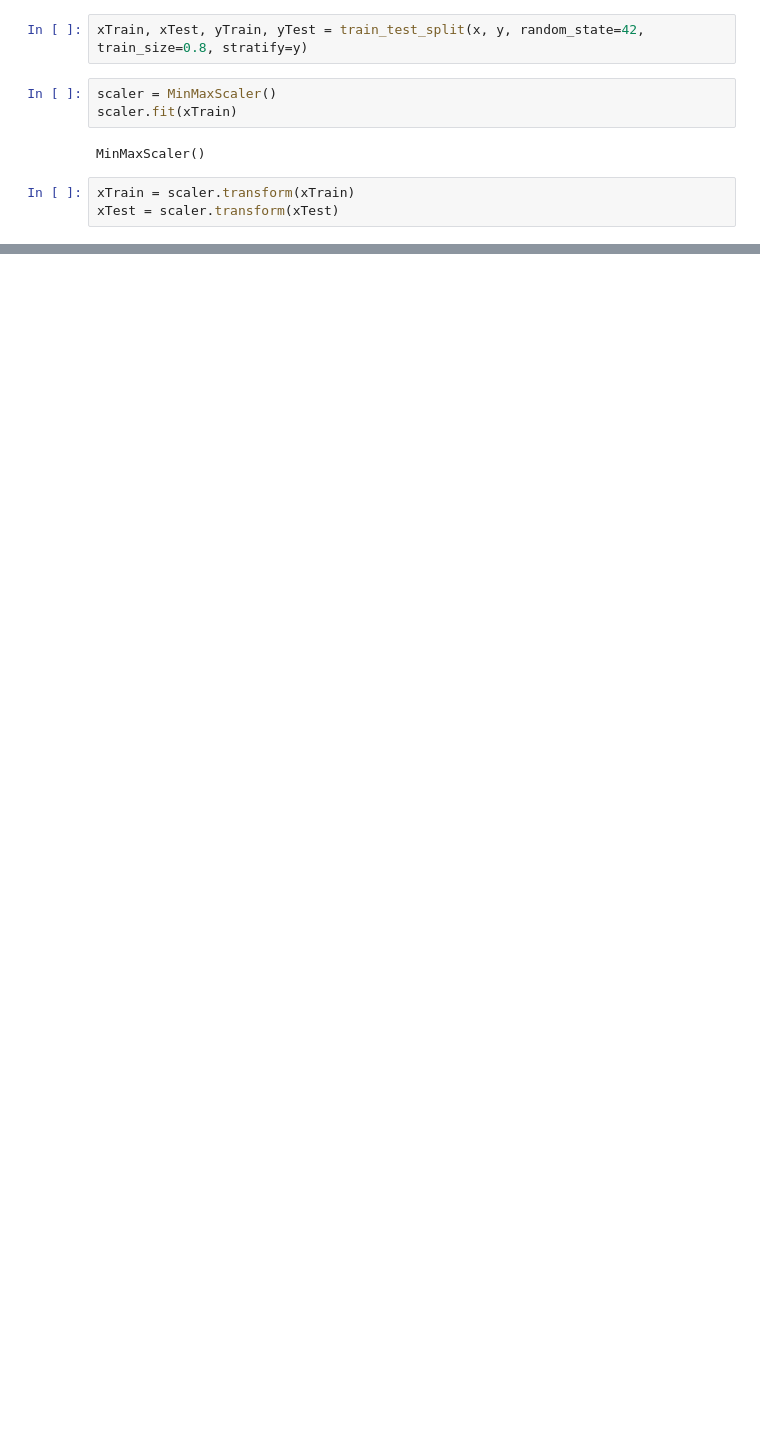
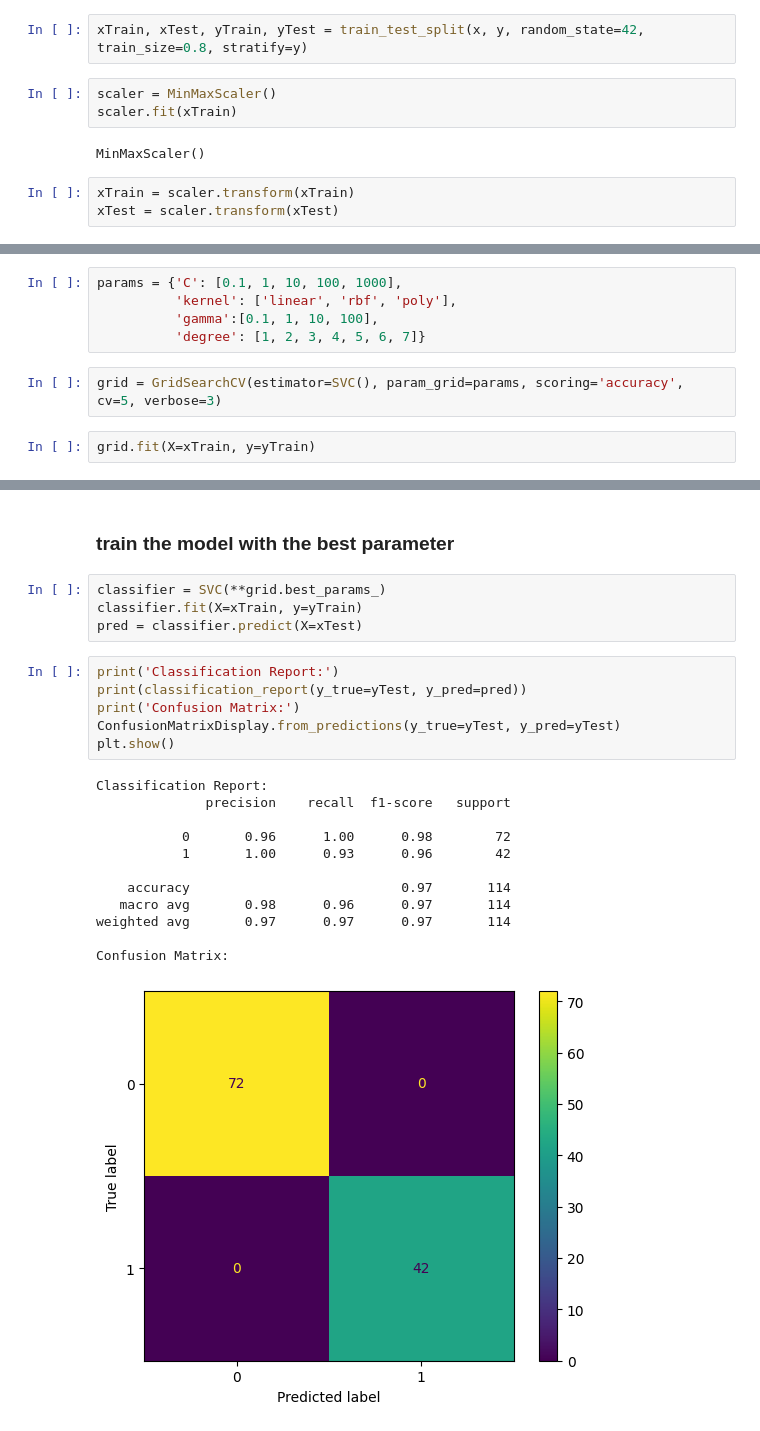
Before and after one commit to yandiher/breast_cancer_detection, a Jupyter notebook: breast_cancer_detection.ipynb, the cells around one changed output, grey strips where cells are left out. Drawn from its saved outputs; the diff is of its cells as text; blank space fills up the shorter version.

Commit message:
finalize the model

```diff
--- a/breast_cancer_detection.ipynb
+++ b/breast_cancer_detection.ipynb
@@ -153,0 +209,9 @@ array([[0.20961711, 0.03753805, 0.20420151, ..., 0.30783505, 0.28602405,
+# %%
+params = {'C': [0.1, 1, 10, 100, 1000],
+          'kernel': ['linear', 'rbf', 'poly'],
+          'gamma':[0.1, 1, 10, 100],
+          'degree': [1, 2, 3, 4, 5, 6, 7]}
+# %%
+grid = GridSearchCV(estimator=SVC(), param_grid=params, scoring='accuracy', cv=5, verbose=3)
+# %%
+grid.fit(X=xTrain, y=yTrain)
@@ -153,0 +248,25 @@ array([[0.20961711, 0.03753805, 0.20420151, ..., 0.30783505, 0.28602405,
+# %% [markdown]
+### train the model with the best parameter
+# %%
+classifier = SVC(**grid.best_params_)
+classifier.fit(X=xTrain, y=yTrain)
+pred = classifier.predict(X=xTest)
+# %%
+print('Classification Report:')
+print(classification_report(y_true=yTest, y_pred=pred))
+print('Confusion Matrix:')
+ConfusionMatrixDisplay.from_predictions(y_true=yTest, y_pred=yTest)
+plt.show()
+# %% [output]
+Classification Report:
+              precision    recall  f1-score   support
+
+           0       0.96      1.00      0.98        72
+           1       1.00      0.93      0.96        42
+
+    accuracy                           0.97       114
+   macro avg       0.98      0.96      0.97       114
+weighted avg       0.97      0.97      0.97       114
+
+Confusion Matrix:
+[figure, added]
```
Also changed, not shown: parts of 15 cells of this notebook.
